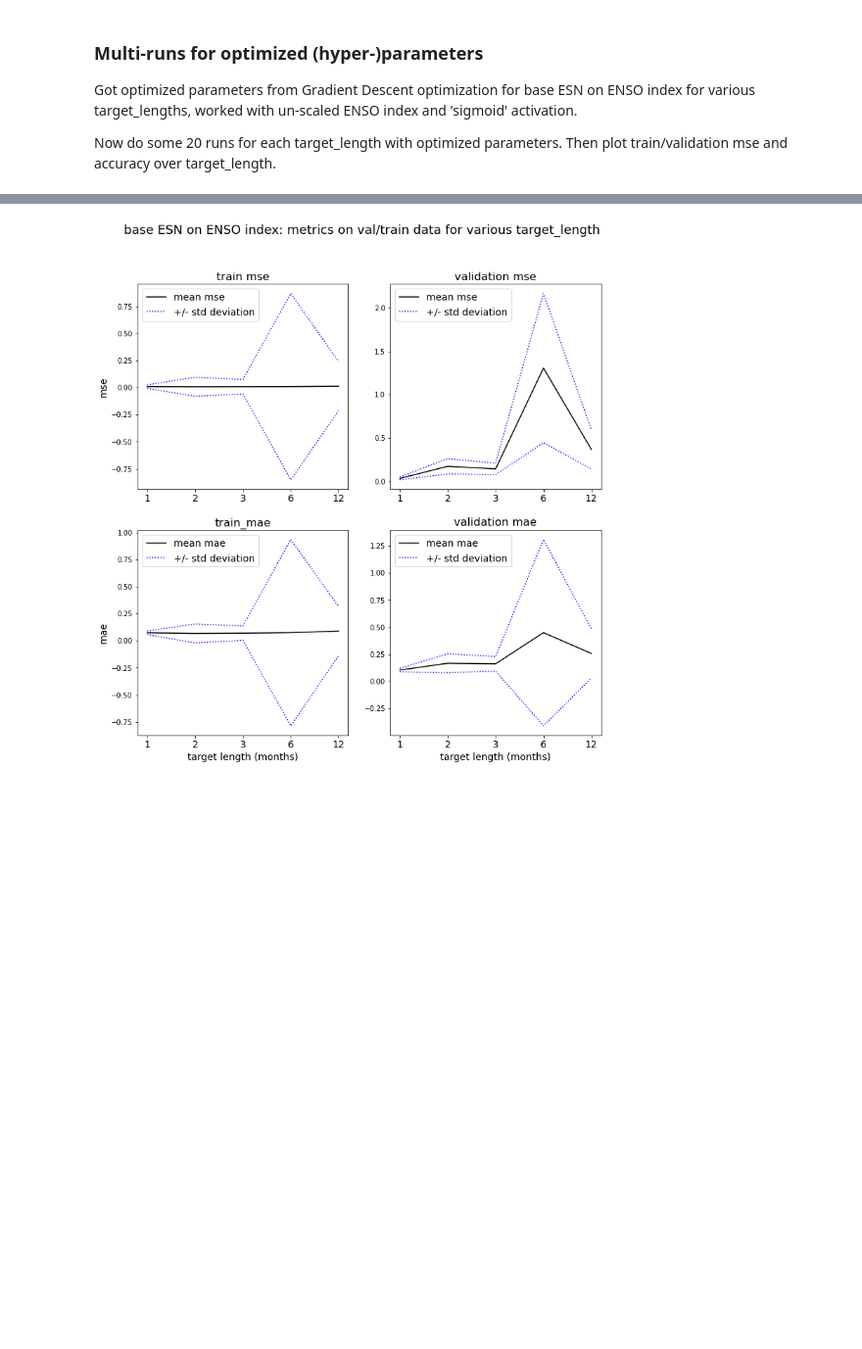
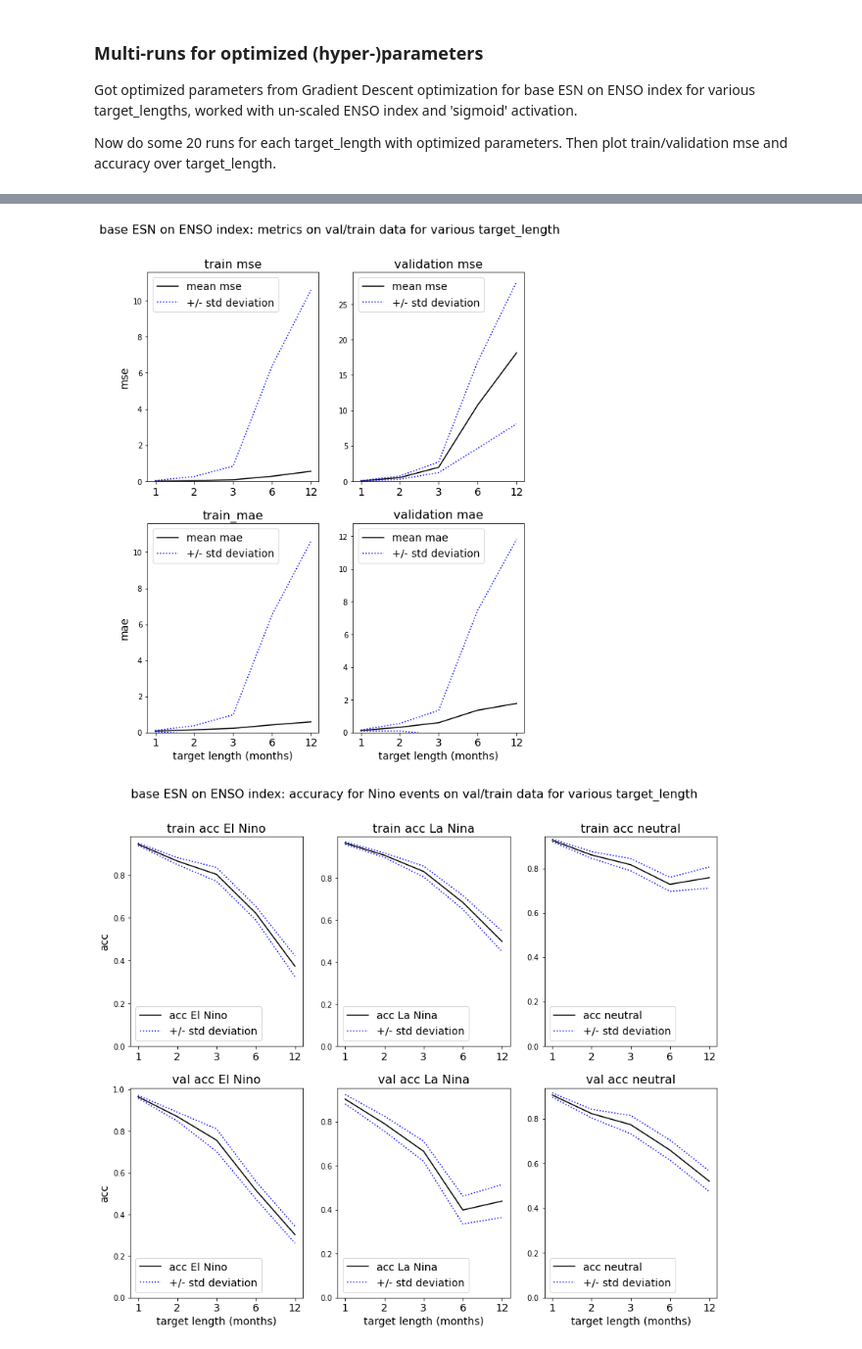
Before and after one commit to MarcoLandtHayen/EchoStateNetworks, a Jupyter notebook: notebooks/ESN_exp06_ENSO.ipynb, the cells around one changed output, grey strips where cells are left out. Shown at 98% size. Cells and saved outputs as stored; diff of their text form; code cells hidden in the pictures; blank space fills up the shorter version.

Commit message:
finished ESN_esp06_ENSO

```diff
--- a/notebooks/ESN_exp06_ENSO.ipynb
+++ b/notebooks/ESN_exp06_ENSO.ipynb
@@ -613,7 +613,7 @@ leak_rate_step = 0.01
 # Spectral radius, becomes largest Eigenvalue of reservoir weight matrix
 spec_radius_base = 0.8
 spec_radius_min = 0.1
-spec_radius_max = 1.0
+spec_radius_max = 1.1
 spec_radius_step = 0.1
 
 # Sparsity of reservoir weight matrix.
@@ -1886,6 +1892,7 @@ val_acc_neutral_all = np.zeros((len(target_length_series), n_runs))
 for setting in range(len(target_length_series)):
 
     # Get current setting from series:
+    target_length = target_length_series[setting]
     input_length = input_length_series[setting]
     n_res = n_res_series[setting]
     W_in_lim = W_in_lim_series[setting]
@@ -1989,43 +2006,109 @@ val_acc_LaNina_std = np.std(val_acc_LaNina_all, axis=1)
 val_acc_neutral_std = np.std(val_acc_neutral_all, axis=1)
 
 ## Plot mean (with +/- std) metrics on train and validation data:
-fig, axes = plt.subplots(2, 2, figsize=(12,12))
+fig, axes = plt.subplots(2, 2, figsize=(9,11))
 
 axes[0,0].plot(range(len(target_length_series)), train_mse_mean, color="k", label="mean mse")
 axes[0,0].plot(range(len(target_length_series)), train_mse_mean+val_mse_std, color="b", linestyle="dotted", label="+/- std deviation")
 axes[0,0].plot(range(len(target_length_series)), train_mse_mean-val_mse_std, color="b", linestyle="dotted")
 axes[0,0].set_xticks(ticks=range(len(target_length_series)), labels=[1, 2, 3, 6, 12], fontsize=14)
+axes[0,0].set_ylim(bottom=0)
 axes[0,0].set_ylabel("mse", fontsize=14)
 axes[0,0].set_title("train mse", fontsize=16)
 axes[0,0].legend(fontsize=14)
 
 axes[1,0].plot(range(len(target_length_series)), train_mae_mean, color="k", label="mean mae")
 axes[1,0].plot(range(len(target_length_series)), train_mae_mean+val_mse_std, color="b", linestyle="dotted", label="+/- std deviation")
 axes[1,0].plot(range(len(target_length_series)), train_mae_mean-val_mse_std, color="b", linestyle="dotted")
 axes[1,0].set_xticks(ticks=range(len(target_length_series)), labels=[1, 2, 3, 6, 12], fontsize=14)
+axes[1,0].set_ylim(bottom=0)
 axes[1,0].set_xlabel("target length (months)", fontsize=14)
 axes[1,0].set_ylabel("mae", fontsize=14)
 axes[1,0].set_title("train_mae", fontsize=16)
 axes[1,0].legend(fontsize=14)
 
 axes[0,1].plot(range(len(target_length_series)), val_mse_mean, color="k", label="mean mse")
 axes[0,1].plot(range(len(target_length_series)), val_mse_mean+val_mse_std, color="b", linestyle="dotted", label="+/- std deviation")
 axes[0,1].plot(range(len(target_length_series)), val_mse_mean-val_mse_std, color="b", linestyle="dotted")
 axes[0,1].set_xticks(ticks=range(len(target_length_series)), labels=[1, 2, 3, 6, 12], fontsize=14)
+axes[0,1].set_ylim(bottom=0)
 axes[0,1].set_title("validation mse", fontsize=16)
 axes[0,1].legend(fontsize=14)
 
 axes[1,1].plot(range(len(target_length_series)), val_mae_mean, color="k", label="mean mae")
 axes[1,1].plot(range(len(target_length_series)), val_mae_mean+val_mse_std, color="b", linestyle="dotted", label="+/- std deviation")
 axes[1,1].plot(range(len(target_length_series)), val_mae_mean-val_mse_std, color="b", linestyle="dotted")
 axes[1,1].set_xticks(ticks=range(len(target_length_series)), labels=[1, 2, 3, 6, 12], fontsize=14)
+axes[1,1].set_ylim(bottom=0)
 axes[1,1].set_xlabel("target length (months)", fontsize=14)
 axes[1,1].set_title("validation mae", fontsize=16)
 axes[1,1].legend(fontsize=14)
 
-fig.suptitle('base ESN on ENSO index: metrics on val/train data for various target_length', fontsize=18)
-fig.subplots_adjust(top=0.88)
+fig.suptitle('base ESN on ENSO index: metrics on val/train data for various target_length', fontsize=16)
+fig.subplots_adjust(top=0.9)
 
 plt.show()
+
+## Plot mean (with +/- std) accuracy for distinct Nino events on train and validation data:
+fig, axes = plt.subplots(2, 3, figsize=(14,11))
+
+axes[0,0].plot(range(len(target_length_series)), train_acc_ElNino_mean, color="k", label="acc El Nino")
+axes[0,0].plot(range(len(target_length_series)), train_acc_ElNino_mean+train_acc_ElNino_std, color="b", linestyle="dotted", label="+/- std deviation")
+axes[0,0].plot(range(len(target_length_series)), train_acc_ElNino_mean-train_acc_ElNino_std, color="b", linestyle="dotted")
+axes[0,0].set_xticks(ticks=range(len(target_length_series)), labels=[1, 2, 3, 6, 12], fontsize=14)
+axes[0,0].set_ylim(bottom=0)
+axes[0,0].set_ylabel("acc", fontsize=14)
+axes[0,0].set_title("train acc El Nino", fontsize=16)
+axes[0,0].legend(fontsize=14)
+
+axes[0,1].plot(range(len(target_length_series)), train_acc_LaNina_mean, color="k", label="acc La Nina")
+axes[0,1].plot(range(len(target_length_series)), train_acc_LaNina_mean+train_acc_LaNina_std, color="b", linestyle="dotted", label="+/- std deviation")
+axes[0,1].plot(range(len(target_length_series)), train_acc_LaNina_mean-train_acc_LaNina_std, color="b", linestyle="dotted")
+axes[0,1].set_xticks(ticks=range(len(target_length_series)), labels=[1, 2, 3, 6, 12], fontsize=14)
+axes[0,1].set_ylim(bottom=0)
+axes[0,1].set_title("train acc La Nina", fontsize=16)
+axes[0,1].legend(fontsize=14)
+
+axes[0,2].plot(range(len(target_length_series)), train_acc_neutral_mean, color="k", label="acc neutral")
+axes[0,2].plot(range(len(target_length_series)), train_acc_neutral_mean+train_acc_neutral_std, color="b", linestyle="dotted", label="+/- std deviation")
+axes[0,2].plot(range(len(target_length_series)), train_acc_neutral_mean-train_acc_neutral_std, color="b", linestyle="dotted")
+axes[0,2].set_xticks(ticks=range(len(target_length_series)), labels=[1, 2, 3, 6, 12], fontsize=14)
+axes[0,2].set_ylim(bottom=0)
+axes[0,2].set_title("train acc neutral", fontsize=16)
+axes[0,2].legend(fontsize=14)
+
+axes[1,0].plot(range(len(target_length_series)), val_acc_ElNino_mean, color="k", label="acc El Nino")
+axes[1,0].plot(range(len(target_length_series)), val_acc_ElNino_mean+val_acc_ElNino_std, color="b", linestyle="dotted", label="+/- std deviation")
+axes[1,0].plot(range(len(target_length_series)), val_acc_ElNino_mean-val_acc_ElNino_std, color="b", linestyle="dotted")
+axes[1,0].set_xticks(ticks=range(len(target_length_series)), labels=[1, 2, 3, 6, 12], fontsize=14)
+axes[1,0].set_ylim(bottom=0)
+axes[1,0].set_xlabel("target length (months)", fontsize=14)
+axes[1,0].set_ylabel("acc", fontsize=14)
+axes[1,0].set_title("val acc El Nino", fontsize=16)
+axes[1,0].legend(fontsize=14)
+
+axes[1,1].plot(range(len(target_length_series)), val_acc_LaNina_mean, color="k", label="acc La Nina")
+axes[1,1].plot(range(len(target_length_series)), val_acc_LaNina_mean+val_acc_LaNina_std, color="b", linestyle="dotted", label="+/- std deviation")
+axes[1,1].plot(range(len(target_length_series)), val_acc_LaNina_mean-val_acc_LaNina_std, color="b", linestyle="dotted")
+axes[1,1].set_xticks(ticks=range(len(target_length_series)), labels=[1, 2, 3, 6, 12], fontsize=14)
+axes[1,1].set_ylim(bottom=0)
+axes[1,1].set_xlabel("target length (months)", fontsize=14)
+axes[1,1].set_title("val acc La Nina", fontsize=16)
+axes[1,1].legend(fontsize=14)
+
+axes[1,2].plot(range(len(target_length_series)), val_acc_neutral_mean, color="k", label="acc neutral")
+axes[1,2].plot(range(len(target_length_series)), val_acc_neutral_mean+val_acc_neutral_std, color="b", linestyle="dotted", label="+/- std deviation")
+axes[1,2].plot(range(len(target_length_series)), val_acc_neutral_mean-val_acc_neutral_std, color="b", linestyle="dotted")
+axes[1,2].set_xticks(ticks=range(len(target_length_series)), labels=[1, 2, 3, 6, 12], fontsize=14)
+axes[1,2].set_ylim(bottom=0)
+axes[1,2].set_xlabel("target length (months)", fontsize=14)
+axes[1,2].set_title("val acc neutral", fontsize=16)
+axes[1,2].legend(fontsize=14)
+
+fig.suptitle('base ESN on ENSO index: accuracy for Nino events on val/train data for various target_length', fontsize=16)
+fig.subplots_adjust(top=0.9)
+
+plt.show()
 # %% [output]
-[figure, old version]
+[figure, new version]
+[figure, added]
```
Also changed, not shown: parts of 5 cells of this notebook, 1 other file.
